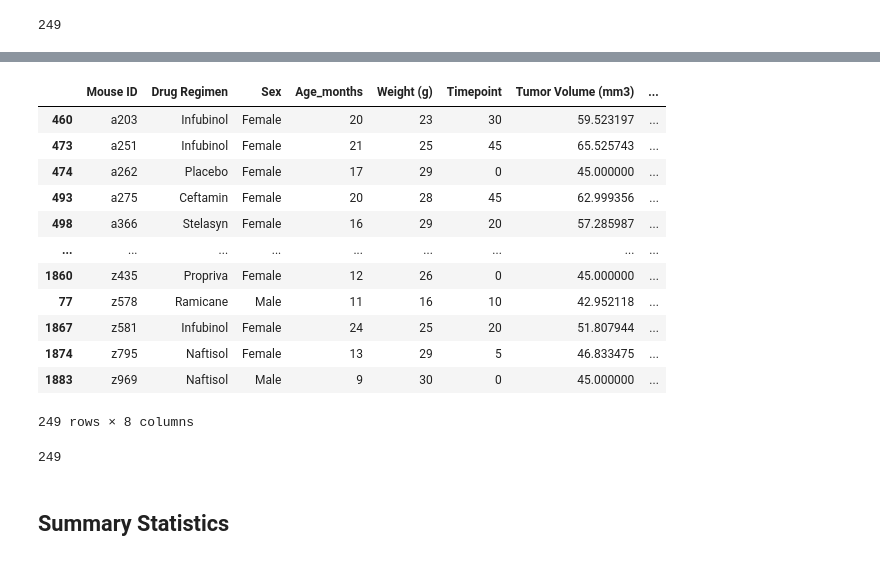
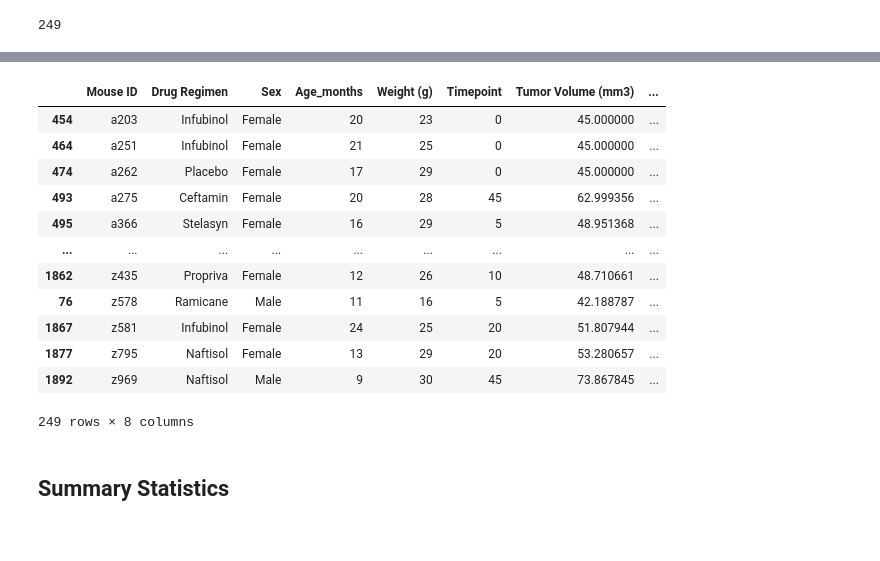
Before and after one commit to j1candel/matplotlib-challenge, a Jupyter notebook: Pymaceuticals/pymaceuticals_starter.ipynb, the cells around one changed output, grey strips where cells are left out. Drawn from its saved outputs; the diff is of its cells as text; code cells hidden in the pictures.

```diff
--- a/Pymaceuticals/pymaceuticals_starter.ipynb
+++ b/Pymaceuticals/pymaceuticals_starter.ipynb
@@ -68,27 +68,25 @@ duplicate_mice_df
 # %%
 # Create a clean DataFrame by dropping the duplicate mouse by its ID.
 mice_data_df.sort_values("Mouse ID", inplace = True)
-clean_data_df = mice_data_df.drop_duplicates(subset = 'Mouse ID', keep = 'first')
+clean_data_df = mice_data_df.drop_duplicates(subset = 'Mouse ID', keep = 'last')
 clean_data_df
 # %% [output]
 |  | Mouse ID | Drug Regimen | Sex | Age_months | Weight (g) | Timepoint | Tumor Volume (mm3) | ... |
-| 460 | a203 | Infubinol | Female | 20 | 23 | 30 | 59.523197 | ... |
-| 473 | a251 | Infubinol | Female | 21 | 25 | 45 | 65.525743 | ... |
+| 454 | a203 | Infubinol | Female | 20 | 23 | 0 | 45.000000 | ... |
+| 464 | a251 | Infubinol | Female | 21 | 25 | 0 | 45.000000 | ... |
 | 474 | a262 | Placebo | Female | 17 | 29 | 0 | 45.000000 | ... |
 | 493 | a275 | Ceftamin | Female | 20 | 28 | 45 | 62.999356 | ... |
-| 498 | a366 | Stelasyn | Female | 16 | 29 | 20 | 57.285987 | ... |
+| 495 | a366 | Stelasyn | Female | 16 | 29 | 5 | 48.951368 | ... |
 | ... | ... | ... | ... | ... | ... | ... | ... | ... |
-| 1860 | z435 | Propriva | Female | 12 | 26 | 0 | 45.000000 | ... |
-| 77 | z578 | Ramicane | Male | 11 | 16 | 10 | 42.952118 | ... |
+| 1862 | z435 | Propriva | Female | 12 | 26 | 10 | 48.710661 | ... |
+| 76 | z578 | Ramicane | Male | 11 | 16 | 5 | 42.188787 | ... |
 | 1867 | z581 | Infubinol | Female | 24 | 25 | 20 | 51.807944 | ... |
-| 1874 | z795 | Naftisol | Female | 13 | 29 | 5 | 46.833475 | ... |
-| 1883 | z969 | Naftisol | Male | 9 | 30 | 0 | 45.000000 | ... |
+| 1877 | z795 | Naftisol | Female | 13 | 29 | 20 | 53.280657 | ... |
+| 1892 | z969 | Naftisol | Male | 9 | 30 | 45 | 73.867845 | ... |
 249 rows × 8 columns
 # %%
 # Checking the number of mice in the clean DataFrame.
-len(clean_data_df)
+number_of_mice = len(clean_data_df)
-# %% [output]
-249
 # %% [markdown]
 ## Summary Statistics
 # %%
```
Also changed, not shown: parts of 4 cells of this notebook.
